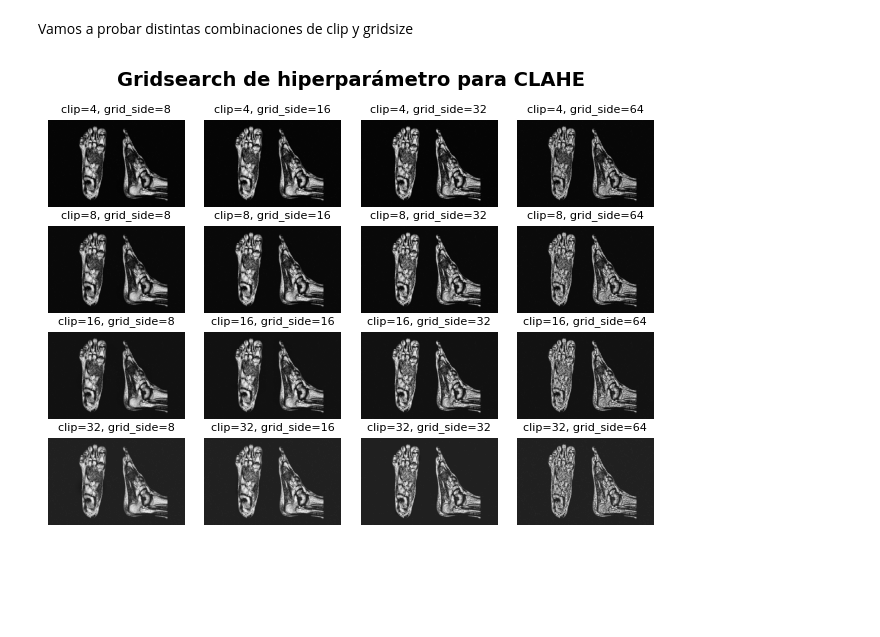
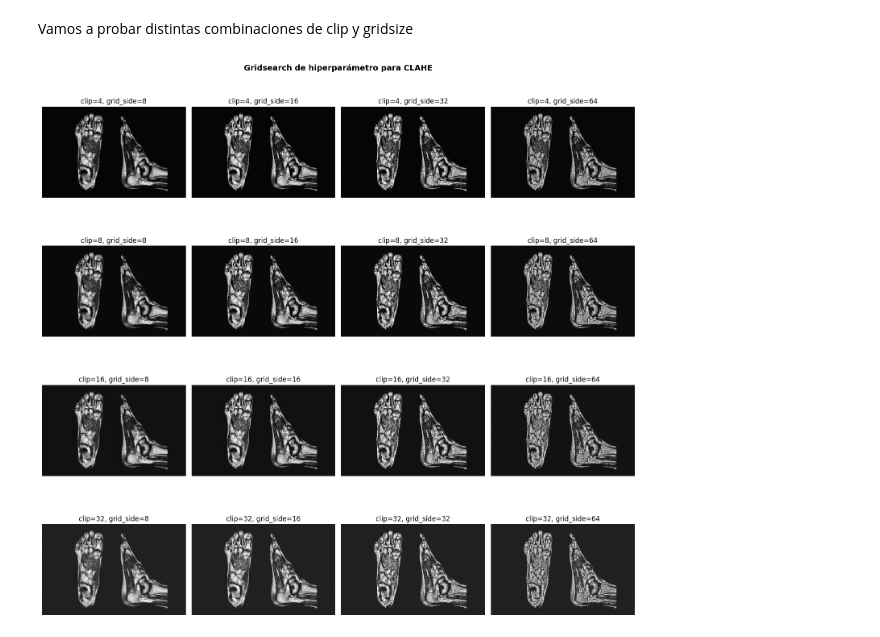
Before and after one commit to gonzagrau/PAIByB, a Jupyter notebook: GUIA1/a03_clahe.ipynb, the cells around one changed output. Drawn from its saved outputs; the diff is of its cells as text; code cells hidden in the pictures; blank space fills up the shorter version.

```diff
--- a/GUIA1/a03_clahe.ipynb
+++ b/GUIA1/a03_clahe.ipynb
@@ -52,19 +52,19 @@ Vamos a probar distintas combinaciones de clip y gridsize
 # %%
 cliplimits = [2**i for i in range(2, 6)]
 grid_sides = [2**i for i in range(3, 7)]
 
-fig, axs = plt.subplots(nrows=len(cliplimits), ncols=len(grid_sides))
+fig, axs = plt.subplots(nrows=len(cliplimits), ncols=len(grid_sides), figsize=(15, 15))
 
 for i, clip in enumerate(cliplimits):
     for j, grid_side in enumerate(grid_sides):
         clahe = cv2.createCLAHE(clipLimit=clip, tileGridSize=(grid_side, grid_side))
         img_clahe = clahe.apply(raw_img)
         axs[i, j].imshow(img_clahe, cmap='gray', vmin=0, vmax=255)
         axs[i, j].axis('off')
-        axs[i, j].set_title(f'{clip=}, {grid_side=}', fontsize=8)
+        axs[i, j].set_title(f'{clip=}, {grid_side=}')
 
 fig.suptitle('Gridsearch de hiperparámetro para CLAHE', fontsize=14, fontweight='bold')
 plt.tight_layout()
 plt.show()
 # %% [output]
-[figure, old version]
+[figure, new version]
```
Also changed, not shown: parts of 1 cell of this notebook, 3 other files.
